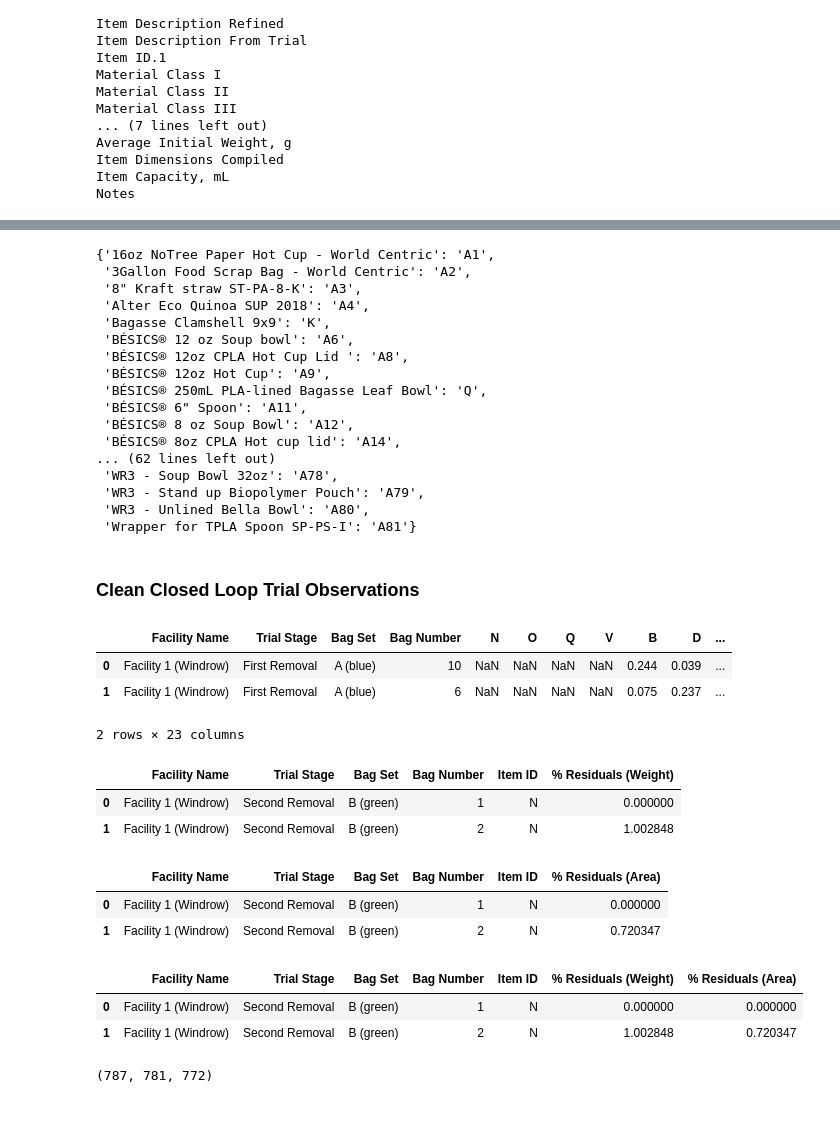
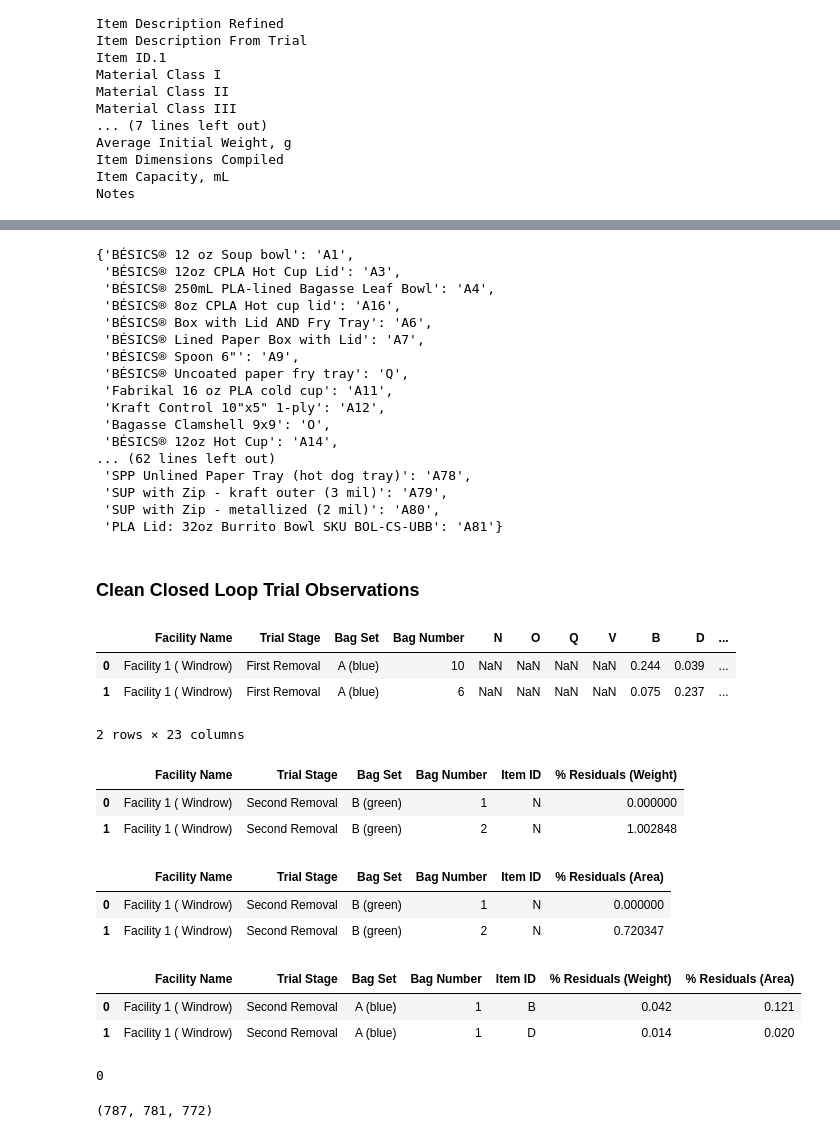
Before and after one commit to uchicago-dsi/compostable-disintegration-analysis, a Jupyter notebook: notebooks/february-visualizations.ipynb, the cells around one changed output, grey strips where cells are left out. Drawn from its saved outputs; the diff is of its cells as text; code cells hidden in the pictures.

Commit message:
trying to clean this up...

```diff
--- a/notebooks/february-visualizations.ipynb
+++ b/notebooks/february-visualizations.ipynb
@@ -57,38 +57,39 @@ items_clean.head(2)
 # %%
-item2id = items_clean.set_index('Item Description Refined')['Item ID'].to_dict()
+item2id = {key.strip(): value for key, value in items_clean.set_index('Item Description Refined')['Item ID'].to_dict().items()}
 item2id
 # %% [output]
-{'16oz NoTree Paper Hot Cup - World Centric': 'A1',
- '3Gallon Food Scrap Bag - World Centric': 'A2',
- '8" Kraft straw ST-PA-8-K': 'A3',
- 'Alter Eco Quinoa SUP 2018': 'A4',
- 'Bagasse Clamshell 9x9': 'K',
- 'BÉSICS® 12 oz Soup bowl': 'A6',
- 'BÉSICS® 12oz CPLA Hot Cup Lid ': 'A8',
- 'BÉSICS® 12oz Hot Cup': 'A9',
- 'BÉSICS® 250mL PLA-lined Bagasse Leaf Bowl': 'Q',
- 'BÉSICS® 6" Spoon': 'A11',
- 'BÉSICS® 8 oz Soup Bowl': 'A12',
- 'BÉSICS® 8oz CPLA Hot cup lid': 'A14',
+{'BÉSICS® 12 oz Soup bowl': 'A1',
+ 'BÉSICS® 12oz CPLA Hot Cup Lid': 'A3',
+ 'BÉSICS® 250mL PLA-lined Bagasse Leaf Bowl': 'A4',
+ 'BÉSICS® 8oz CPLA Hot cup lid': 'A16',
+ 'BÉSICS® Box with Lid AND Fry Tray': 'A6',
+ 'BÉSICS® Lined Paper Box with Lid': 'A7',
+ 'BÉSICS® Spoon 6"': 'A9',
+ 'BÉSICS® Uncoated paper fry tray': 'Q',
+ 'Fabrikal 16 oz PLA cold cup': 'A11',
+ 'Kraft Control 10"x5" 1-ply': 'A12',
+ 'Bagasse Clamshell 9x9': 'O',
+ 'BÉSICS® 12oz Hot Cup': 'A14',
 ... (62 lines left out)
- 'WR3 - Soup Bowl 32oz': 'A78',
- 'WR3 - Stand up Biopolymer Pouch': 'A79',
- 'WR3 - Unlined Bella Bowl': 'A80',
- 'Wrapper for TPLA Spoon SP-PS-I': 'A81'}
+ 'SPP Unlined Paper Tray (hot dog tray)': 'A78',
+ 'SUP with Zip - kraft outer (3 mil)': 'A79',
+ 'SUP with Zip - metallized (2 mil)': 'A80',
+ 'PLA Lid: 32oz Burrito Bowl SKU BOL-CS-UBB': 'A81'}
 # %%
 # ITEMS_SAVE_PATH = ""
 # items.to_csv(ITEMS_SAVE_PATH, index=False)
 # %% [markdown]
 ### Clean Closed Loop Trial Observations
 # %%
-TEN_TRIALS_PATH = DATA_FOLDER + "Compiled Field Results  for DSI - 2023 Bulk 10 Trial Data.xlsx"
+# TEN_TRIALS_PATH = DATA_FOLDER + "Compiled Field Results  for DSI - 2023 Bulk 10 Trial Data.xlsx"
+TEN_TRIALS_PATH = DATA_FOLDER + "Donated Data 2023 - Compiled Field Results for DSI.xlsx"
 observations_weight = pd.read_excel(TEN_TRIALS_PATH, sheet_name=3, skiprows=2)
 observations_sa = pd.read_excel(TEN_TRIALS_PATH, sheet_name=4, skiprows=2)
 observations_sa.head(2)
 # %% [output]
 |  | Facility Name | Trial Stage | Bag Set | Bag Number | N | O | Q | V | B | D | ... |
-| 0 | Facility 1 (Windrow) | First Removal | A (blue) | 10 | NaN | NaN | NaN | NaN | 0.244 | 0.039 | ... |
-| 1 | Facility 1 (Windrow) | First Removal | A (blue) | 6 | NaN | NaN | NaN | NaN | 0.075 | 0.237 | ... |
+| 0 | Facility 1 ( Windrow) | First Removal | A (blue) | 10 | NaN | NaN | NaN | NaN | 0.244 | 0.039 | ... |
+| 1 | Facility 1 ( Windrow) | First Removal | A (blue) | 6 | NaN | NaN | NaN | NaN | 0.075 | 0.237 | ... |
 2 rows × 23 columns
 # %%
 # only use second removal
@@ -103,8 +104,8 @@ weight_melted = weight_melted.dropna(subset=['% Residuals (Weight)']).reset_inde
 weight_melted.head(2)
 # %% [output]
 |  | Facility Name | Trial Stage | Bag Set | Bag Number | Item ID | % Residuals (Weight) |
-| 0 | Facility 1 (Windrow) | Second Removal | B (green) | 1 | N | 0.000000 |
-| 1 | Facility 1 (Windrow) | Second Removal | B (green) | 2 | N | 1.002848 |
+| 0 | Facility 1 ( Windrow) | Second Removal | B (green) | 1 | N | 0.000000 |
+| 1 | Facility 1 ( Windrow) | Second Removal | B (green) | 2 | N | 1.002848 |
 # %%
 area_melted = area.melt(id_vars=['Facility Name', 'Trial Stage', 'Bag Set', 'Bag Number'],
                     value_vars=['N', 'O', 'Q', 'V', 'B', 'D', 'H', 'I', 'J', 'K', 'K1', 'K2', 'K3', 'N', 'O', 'P', 'Q', 'S', 'V'],
@@ -114,15 +115,19 @@ area_melted = area_melted.dropna(subset=['% Residuals (Area)']).reset_index(drop
 area_melted.head(2)
 # %% [output]
 |  | Facility Name | Trial Stage | Bag Set | Bag Number | Item ID | % Residuals (Area) |
-| 0 | Facility 1 (Windrow) | Second Removal | B (green) | 1 | N | 0.000000 |
-| 1 | Facility 1 (Windrow) | Second Removal | B (green) | 2 | N | 0.720347 |
+| 0 | Facility 1 ( Windrow) | Second Removal | B (green) | 1 | N | 0.000000 |
+| 1 | Facility 1 ( Windrow) | Second Removal | B (green) | 2 | N | 0.720347 |
 # %%
 observations_closed_loop = pd.merge(weight_melted, area_melted, on=['Facility Name', 'Trial Stage', 'Bag Set', 'Bag Number', 'Item ID'], how='outer')
 observations_closed_loop.head(2)
 # %% [output]
 |  | Facility Name | Trial Stage | Bag Set | Bag Number | Item ID | % Residuals (Weight) | % Residuals (Area) |
-| 0 | Facility 1 (Windrow) | Second Removal | B (green) | 1 | N | 0.000000 | 0.000000 |
-| 1 | Facility 1 (Windrow) | Second Removal | B (green) | 2 | N | 1.002848 | 0.720347 |
+| 0 | Facility 1 ( Windrow) | Second Removal | A (blue) | 1 | B | 0.042 | 0.121 |
+| 1 | Facility 1 ( Windrow) | Second Removal | A (blue) | 1 | D | 0.014 | 0.020 |
+# %%
+observations_closed_loop['Item ID'].isnull().sum()
+# %% [output]
+0
 # %%
 # TODO: We have some missing observations
 len(observations_closed_loop), len(weight_melted), len(area_melted)
```
Also changed, not shown: parts of 43 cells of this notebook, 2 other files.
